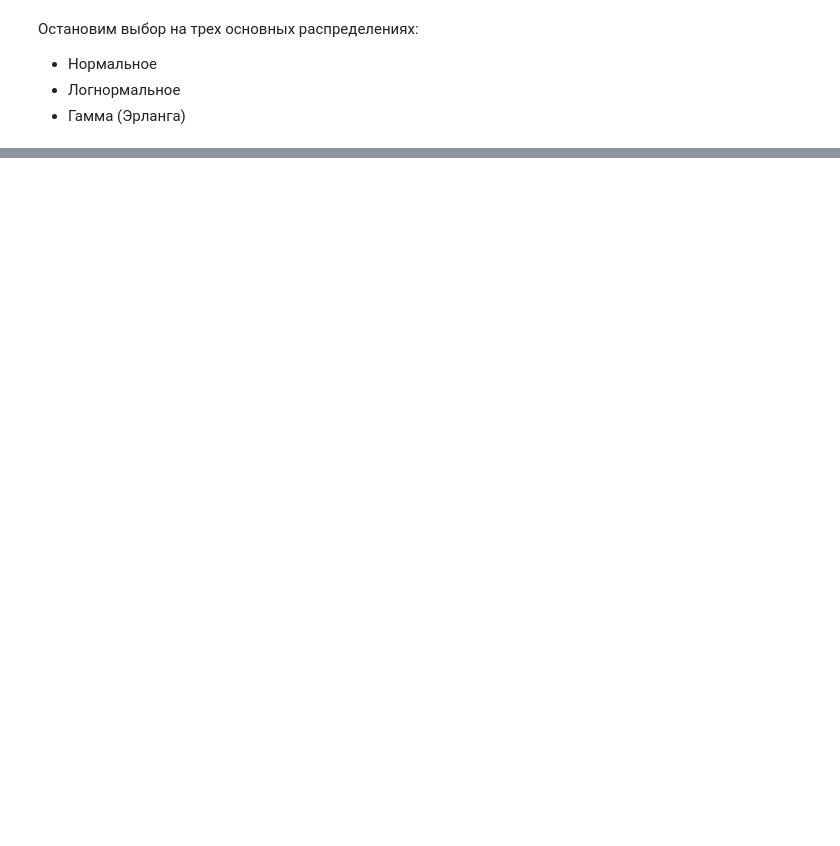
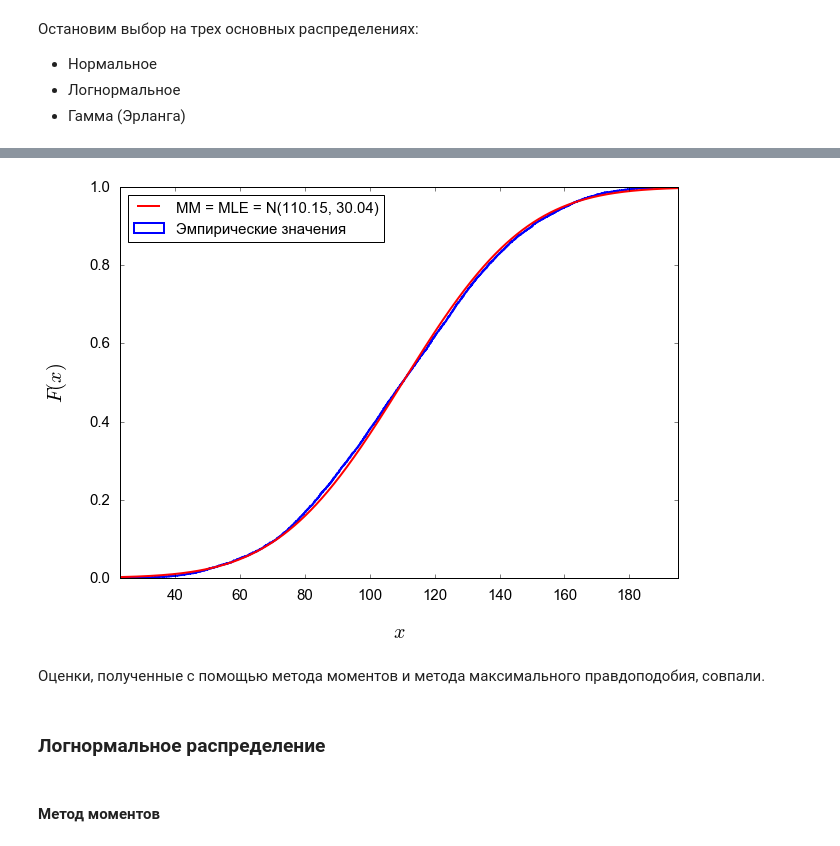
Before and after one commit to vaddya/probability-and-statistics, a Jupyter notebook: lab2/code/lab2.ipynb, the cells around one changed output, grey strips where cells are left out. Saved outputs shown, nothing was run; the diff lists cells and outputs as text; code cells hidden in the pictures; blank space fills up the shorter version.

```diff
--- a/lab2/code/lab2.ipynb
+++ b/lab2/code/lab2.ipynb
@@ -490,0 +427,21 @@ plt.show()
+# %%
+norm_cdf = st.norm.cdf(xes, loc=norm_mu, scale=norm_sigma)
+
+plt.figure(figsize=(10, 7))
+plt.hist(x, num, normed=1, histtype='step', cumulative=True, label='Эмпирические значения', color='b', linewidth=2)
+plt.plot(xes, norm_cdf, label='MM = MLE = N({0:.2f}, {1:.2f})'.format(norm_mu, norm_sigma), color='r', linewidth=2)
+plt.legend(loc='upper left', fontsize=15)
+plt.xlim([min(x), max(x)-1])
+plt.xlabel('$x$', fontsize=20, labelpad=20)
+plt.ylabel('$F(x)$', fontsize=20, labelpad=20)
+plt.tick_params(labelsize=15, pad=10)
+plt.savefig('./../pics/dist_cum_norm.png')
+plt.show()
+# %% [output]
+[figure, added]
+# %% [markdown]
+Оценки, полученные с помощью метода моментов и метода максимального правдоподобия, совпали.
+# %% [markdown]
+### Логнормальное распределение
+# %% [markdown]
+#### Метод моментов
```
Also changed, not shown: parts of 85 cells of this notebook, 7 other files.
